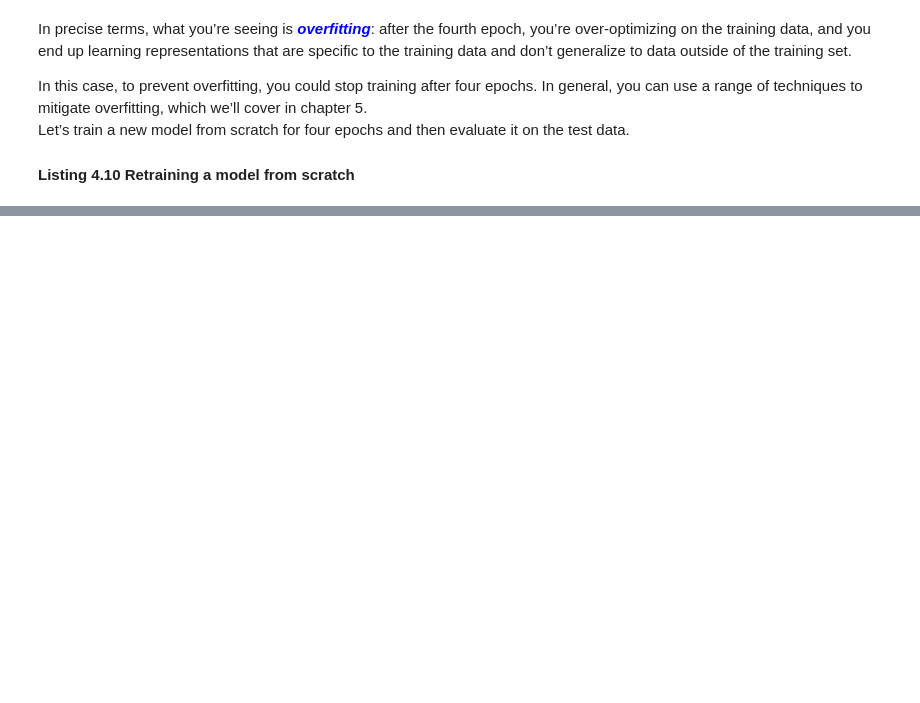
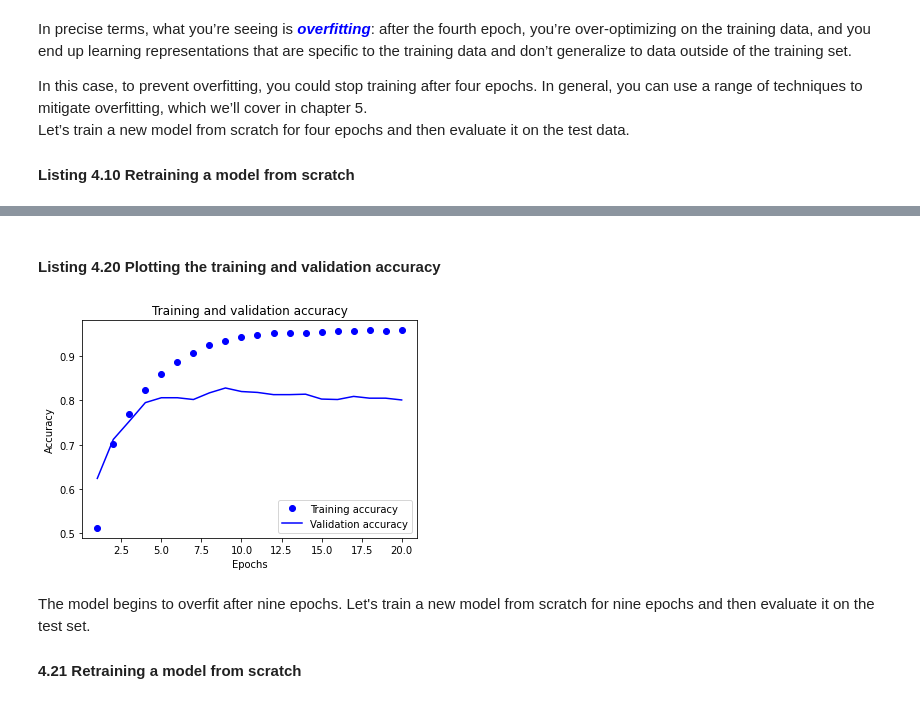
Before and after one commit to InfiniteCuriosity/Deep_Learning_with_Python, a Jupyter notebook: 4. Getting Started with Neural Networks: Classification and Regression.ipynb, the cells around one changed output, grey strips where cells are left out. Drawn from its saved outputs; the diff is of its cells as text; code cells hidden in the pictures; blank space fills up the shorter version.

```diff
--- a/4. Getting Started with Neural Networks: Classification and Regression.ipynb
+++ b/4. Getting Started with Neural Networks: Classification and Regression.ipynb
@@ -244,0 +405,18 @@ This fairly naive approach achieves an accuracy of 88%. With state-of-the-art ap
+# %% [markdown]
+#### Listing 4.20 Plotting the training and validation accuracy
+# %%
+plt.clf()
+acc = history.history["accuracy"]
+val_acc = history.history["val_accuracy"]
+plt.plot(epochs, acc, "bo", label = "Training accuracy")
+plt.plot(epochs, val_acc, "b", label = "Validation accuracy")
+plt.title("Training and validation accuracy")
+plt.xlabel("Epochs")
+plt.ylabel("Accuracy")
+plt.legend()
+plt.show()
+# %% [output]
+[figure, added]
+# %% [markdown]
+The model begins to overfit after nine epochs. Let's train a new model from scratch for nine epochs and then evaluate it on the test set.
+#### 4.21 Retraining a model from scratch
```
Also changed, not shown: parts of 40 cells of this notebook.
